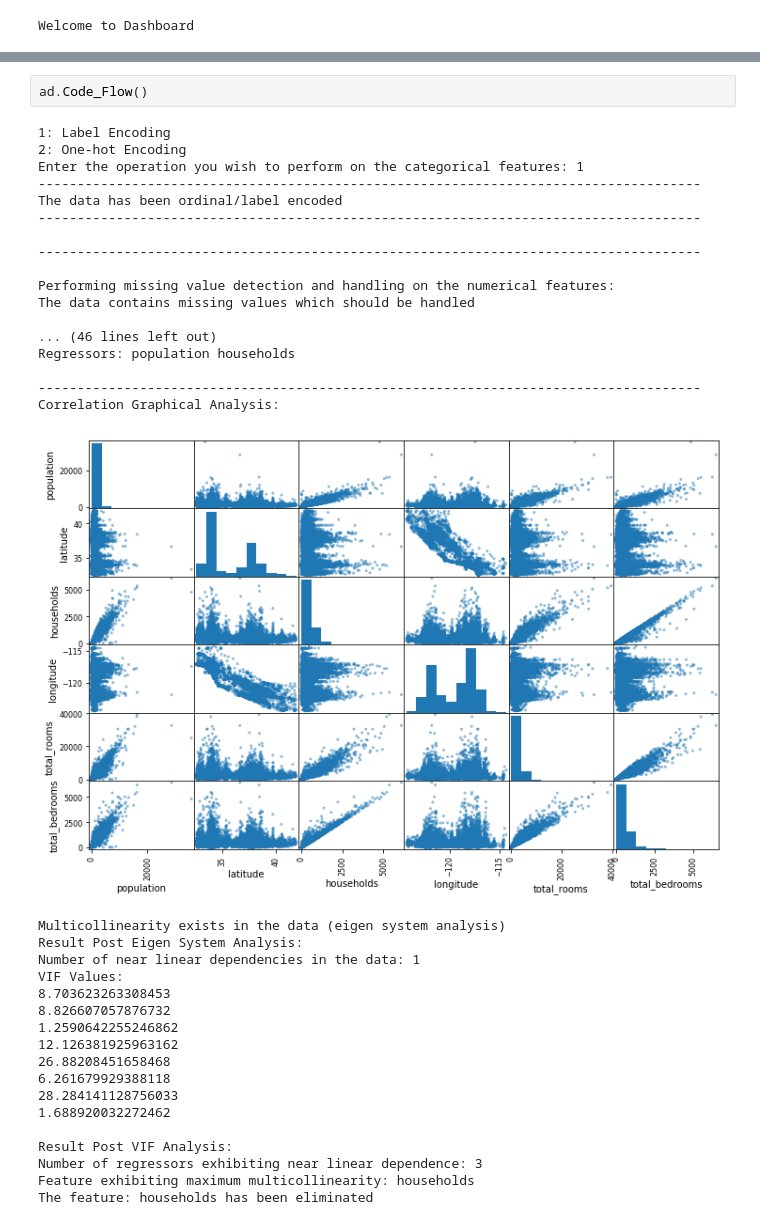
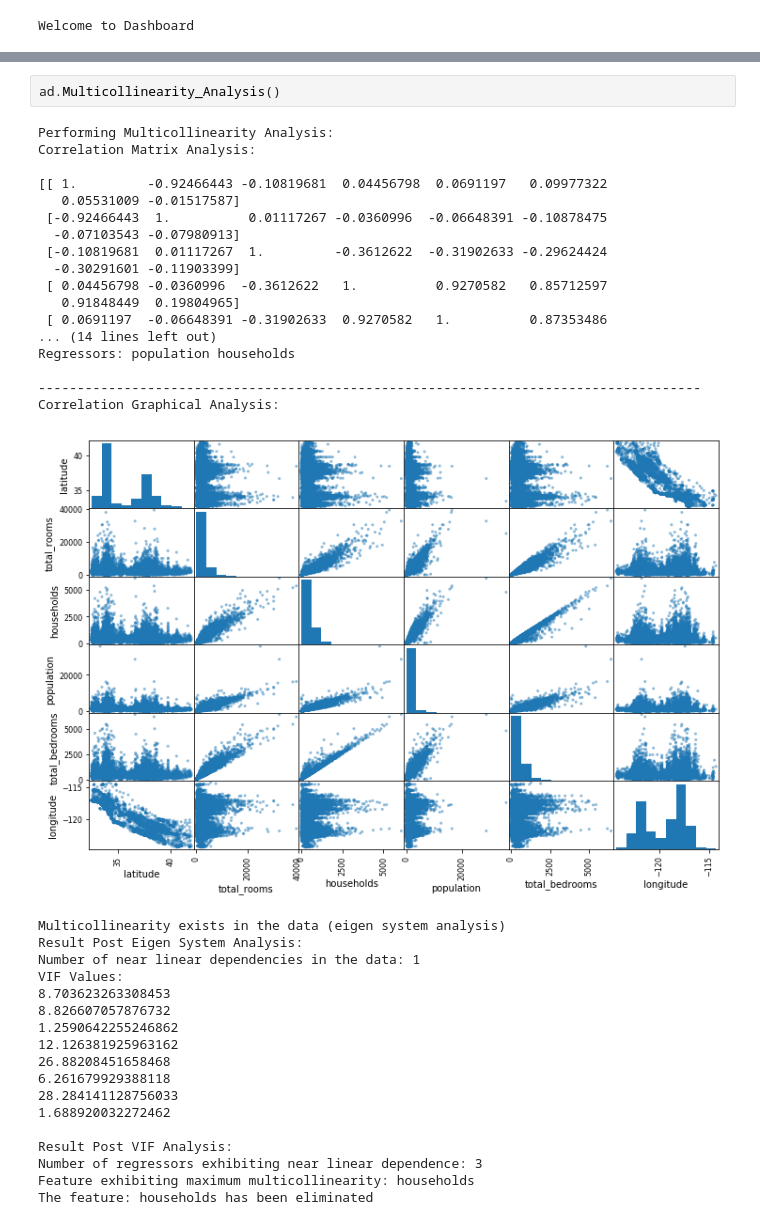
Before and after one commit to rahul1801/MetaData-A-Tool-to-Supplement-Data-Science-Education-For-the-First-Year-Undergraduates, a Jupyter notebook: Rahul/Data_menu driven.ipynb, the cells around one changed output, grey strips where cells are left out. Saved outputs shown, nothing was run; the diff lists cells and outputs as text.

```diff
--- a/Rahul/Data_menu driven.ipynb
+++ b/Rahul/Data_menu driven.ipynb
@@ -252,24 +260,24 @@ ocean_proximity
 # %%
-ad.Code_Flow()
+ad.Multicollinearity_Analysis()
 # %% [output]
-1: Label Encoding
-2: One-hot Encoding
-Enter the operation you wish to perform on the categorical features: 1
--------------------------------------------------------------------------------------
-The data has been ordinal/label encoded
--------------------------------------------------------------------------------------
+Performing Multicollinearity Analysis:
+Correlation Matrix Analysis:
 
--------------------------------------------------------------------------------------
-
-Performing missing value detection and handling on the numerical features:
-The data contains missing values which should be handled
-
-... (46 lines left out)
+[[ 1.         -0.92466443 -0.10819681  0.04456798  0.0691197   0.09977322
+   0.05531009 -0.01517587]
+ [-0.92466443  1.          0.01117267 -0.0360996  -0.06648391 -0.10878475
+  -0.07103543 -0.07980913]
+ [-0.10819681  0.01117267  1.         -0.3612622  -0.31902633 -0.29624424
+  -0.30291601 -0.11903399]
+ [ 0.04456798 -0.0360996  -0.3612622   1.          0.9270582   0.85712597
+   0.91848449  0.19804965]
+ [ 0.0691197  -0.06648391 -0.31902633  0.9270582   1.          0.87353486
+... (14 lines left out)
 Regressors: population households
 
 -------------------------------------------------------------------------------------
 Correlation Graphical Analysis:
-[figure, old version]
+[figure, new version]
 Multicollinearity exists in the data (eigen system analysis)
 Result Post Eigen System Analysis:
 Number of near linear dependencies in the data: 1
```
Also changed, not shown: parts of 4 cells of this notebook.
